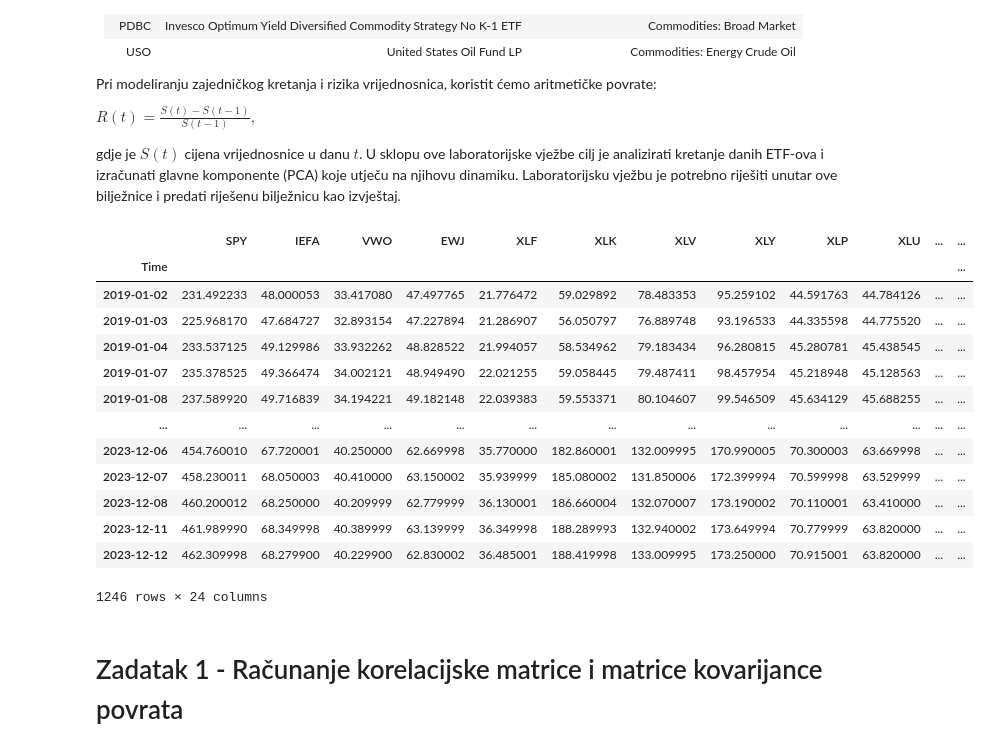
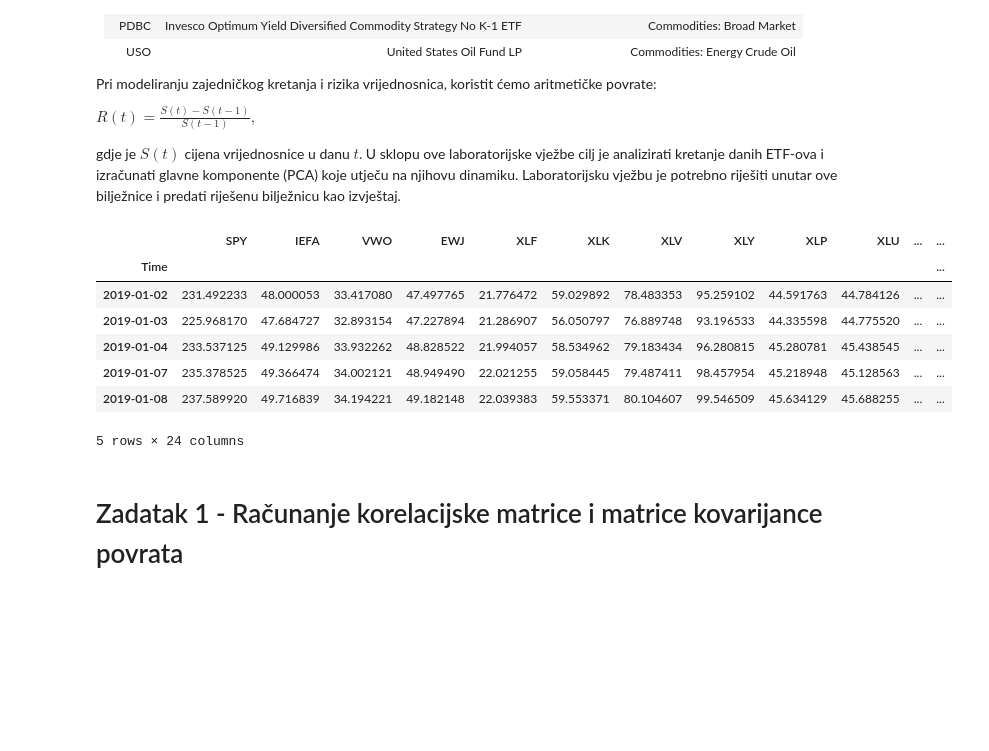
Before and after one commit to evucelic/Obrada-Informacija, a Jupyter notebook: financije/OI_Lab4.ipynb, the cells around one changed output. Saved outputs shown, nothing was run; the diff lists cells and outputs as text; code cells hidden in the pictures; blank space fills up the shorter version.

```diff
--- a/financije/OI_Lab4.ipynb
+++ b/financije/OI_Lab4.ipynb
@@ -52,29 +52,23 @@ gdje je $S(t)$ cijena vrijednosnice u danu $t$. U sklopu ove laboratorijske vje
 # %%
 import pandas as pd
 import numpy as np
 import matplotlib.pyplot as plt
 import seaborn as sns
 
 prices = pd.read_csv("prices.csv")
 prices.set_index("Time", inplace=True)
 prices.index = pd.to_datetime(prices.index)
 
-prices
+prices.head()
 # %% [output]
 |  | SPY | IEFA | VWO | EWJ | XLF | XLK | XLV | XLY | XLP | XLU | ... | ... |
 | Time |  |  |  |  |  |  |  |  |  |  |  | ... |
 | 2019-01-02 | 231.492233 | 48.000053 | 33.417080 | 47.497765 | 21.776472 | 59.029892 | 78.483353 | 95.259102 | 44.591763 | 44.784126 | ... | ... |
 | 2019-01-03 | 225.968170 | 47.684727 | 32.893154 | 47.227894 | 21.286907 | 56.050797 | 76.889748 | 93.196533 | 44.335598 | 44.775520 | ... | ... |
 | 2019-01-04 | 233.537125 | 49.129986 | 33.932262 | 48.828522 | 21.994057 | 58.534962 | 79.183434 | 96.280815 | 45.280781 | 45.438545 | ... | ... |
 | 2019-01-07 | 235.378525 | 49.366474 | 34.002121 | 48.949490 | 22.021255 | 59.058445 | 79.487411 | 98.457954 | 45.218948 | 45.128563 | ... | ... |
 | 2019-01-08 | 237.589920 | 49.716839 | 34.194221 | 49.182148 | 22.039383 | 59.553371 | 80.104607 | 99.546509 | 45.634129 | 45.688255 | ... | ... |
-| ... | ... | ... | ... | ... | ... | ... | ... | ... | ... | ... | ... | ... |
-| 2023-12-06 | 454.760010 | 67.720001 | 40.250000 | 62.669998 | 35.770000 | 182.860001 | 132.009995 | 170.990005 | 70.300003 | 63.669998 | ... | ... |
-| 2023-12-07 | 458.230011 | 68.050003 | 40.410000 | 63.150002 | 35.939999 | 185.080002 | 131.850006 | 172.399994 | 70.599998 | 63.529999 | ... | ... |
-| 2023-12-08 | 460.200012 | 68.250000 | 40.209999 | 62.779999 | 36.130001 | 186.660004 | 132.070007 | 173.190002 | 70.110001 | 63.410000 | ... | ... |
-| 2023-12-11 | 461.989990 | 68.349998 | 40.389999 | 63.139999 | 36.349998 | 188.289993 | 132.940002 | 173.649994 | 70.779999 | 63.820000 | ... | ... |
-| 2023-12-12 | 462.309998 | 68.279900 | 40.229900 | 62.830002 | 36.485001 | 188.419998 | 133.009995 | 173.250000 | 70.915001 | 63.820000 | ... | ... |
-1246 rows × 24 columns
+5 rows × 24 columns
 # %% [markdown]
 # Zadatak 1 - Računanje korelacijske matrice i matrice kovarijance povrata
 # %% [markdown]
```
Also changed, not shown: parts of 1 cell of this notebook, 1 other file.
